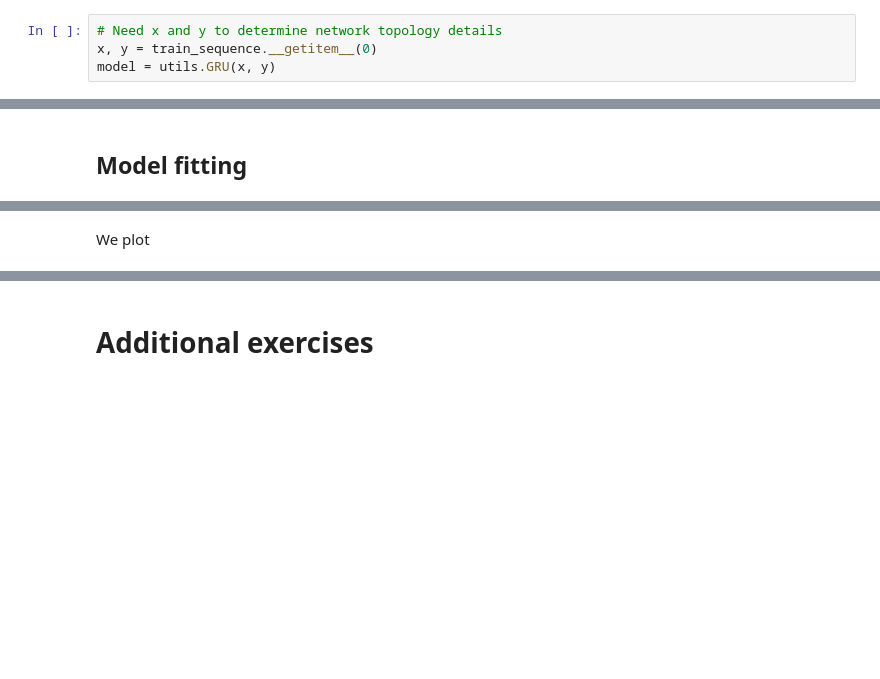
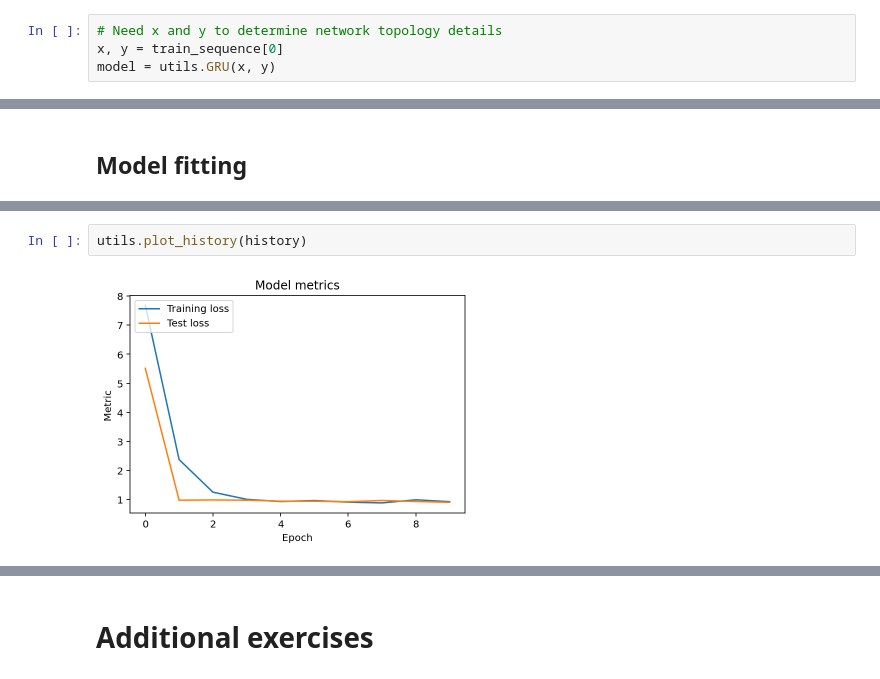
Before and after one commit to NBISweden/workshop-neural-nets-and-deep-learning, a Jupyter notebook: session_recurrentNeuralNetworks/lab_recombination_rate/recrate_exercise.ipynb, the cells around one changed output, grey strips where cells are left out. Saved outputs shown, nothing was run; the diff lists cells and outputs as text; blank space fills up the shorter version.

```diff
--- a/session_recurrentNeuralNetworks/lab_recombination_rate/recrate_exercise.ipynb
+++ b/session_recurrentNeuralNetworks/lab_recombination_rate/recrate_exercise.ipynb
@@ -416,6 +494,6 @@ def GRU(x, y):
 Briefly, genotype inputs are fed to a bidirectional Gated Recurrent Unit which are then fed to a dense layer. Positional inputs are fed to a dense layer, the two layers are concatenated and finally output as a scalar value reperesenting recombination rate. We access the function as `utils.GRU` and define a model:
 # %%
 # Need x and y to determine network topology details
-x, y = train_sequence.__getitem__(0)
+x, y = train_sequence[0]
 model = utils.GRU(x, y)
 # %% [output]
@@ -464,2 +544,4 @@ Wall time: 8min 17s
-# %% [markdown]
-We plot
+# %%
+utils.plot_history(history)
+# %% [output]
+[figure, added]
```
Also changed, not shown: parts of 41 cells of this notebook, 5 other files.
